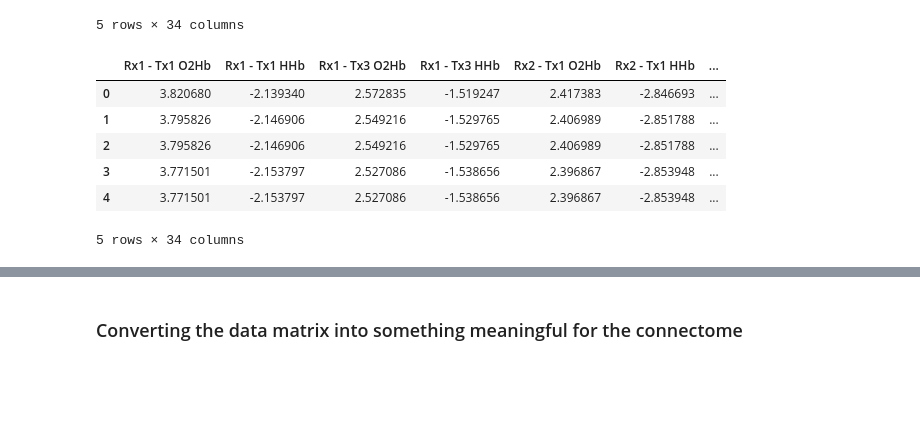
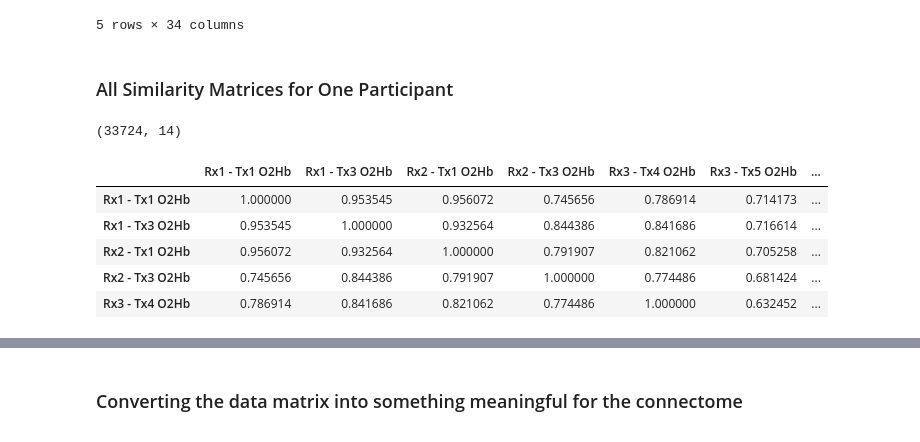
Before and after one commit to asheaffe/cs166-final-project, a Jupyter notebook: fnirs_fingerprint.ipynb, the cells around one changed output, grey strips where cells are left out. Drawn from its saved outputs; the diff is of its cells as text; code cells hidden in the pictures; blank space fills up the shorter version.

Commit message:
Similarity matrices made for a participant based on oxy/deoxy and task type

```diff
--- a/fnirs_fingerprint.ipynb
+++ b/fnirs_fingerprint.ipynb
@@ -23,29 +23,37 @@ fnirs_data.head()
 | 4 | 3.771501 | -2.153797 | 2.527086 | -1.538656 | 2.396867 | -2.853948 | ... |
 5 rows × 34 columns
 # %%
-def generate_matrices(pid, data):
+def generate_matrices(pid, data, oxy=True, task_type=None):
     """Creates a matrix based on the pid and data arrays
     :param pid: pid of the participant
     :param data: all data
+    :param oxy: whether oxy or not
+    :param task_type: type of task (-1, 0, 1, 2)
     :return: matrix of participant data over each task type for every time series element"""
-    matrix = data[data['pid'] == pid]
+    # filter by participant ID and nback level
+    participant_data = data[(data['pid'] == pid) & (data['nback'] == task_type)]
 
-    rest_data = matrix[matrix['nback']==-1]
-    zeroback_data = matrix[matrix['nback']==0]
-    oneback_data = matrix[matrix['nback']==1]
-    twoback_data = matrix[matrix['nback']==2]
+    # get only brain columns
+    if oxy:
+        data_cols = [col for col in participant_data.columns if "O2Hb" in col]
+    else:
+        data_cols = [col for col in participant_data.columns if "HHb" in col]
 
-    matrix = pd.concat([rest_data, zeroback_data, oneback_data, twoback_data], ignore_index=True)
+    data_timeseries = participant_data[data_cols]
+    print(data_timeseries.shape)
 
-    return matrix
+    # compute the correlation matrix
+    return data_timeseries.corr()
+# %% [markdown]
+### All Similarity Matrices for One Participant
 # %%
-fnirs_matrix = generate_matrices(45827, fnirs_data)
+fnirs_matrix = generate_matrices(45827, fnirs_data, oxy=True, task_type=-1)
 fnirs_matrix.head()
 # %% [output]
+(33724, 14)
-|  | Rx1 - Tx1 O2Hb | Rx1 - Tx1 HHb | Rx1 - Tx3 O2Hb | Rx1 - Tx3 HHb | Rx2 - Tx1 O2Hb | Rx2 - Tx1 HHb | ... |
-| 0 | 3.820680 | -2.139340 | 2.572835 | -1.519247 | 2.417383 | -2.846693 | ... |
-| 1 | 3.795826 | -2.146906 | 2.549216 | -1.529765 | 2.406989 | -2.851788 | ... |
-| 2 | 3.795826 | -2.146906 | 2.549216 | -1.529765 | 2.406989 | -2.851788 | ... |
-| 3 | 3.771501 | -2.153797 | 2.527086 | -1.538656 | 2.396867 | -2.853948 | ... |
-| 4 | 3.771501 | -2.153797 | 2.527086 | -1.538656 | 2.396867 | -2.853948 | ... |
+|  | Rx1 - Tx1 O2Hb | Rx1 - Tx3 O2Hb | Rx2 - Tx1 O2Hb | Rx2 - Tx3 O2Hb | Rx3 - Tx4 O2Hb | Rx3 - Tx5 O2Hb | ... |
+| Rx1 - Tx1 O2Hb | 1.000000 | 0.953545 | 0.956072 | 0.745656 | 0.786914 | 0.714173 | ... |
+| Rx1 - Tx3 O2Hb | 0.953545 | 1.000000 | 0.932564 | 0.844386 | 0.841686 | 0.716614 | ... |
+| Rx2 - Tx1 O2Hb | 0.956072 | 0.932564 | 1.000000 | 0.791907 | 0.821062 | 0.705258 | ... |
+| Rx2 - Tx3 O2Hb | 0.745656 | 0.844386 | 0.791907 | 1.000000 | 0.774486 | 0.681424 | ... |
+| Rx3 - Tx4 O2Hb | 0.786914 | 0.841686 | 0.821062 | 0.774486 | 1.000000 | 0.632452 | ... |
-5 rows × 34 columns
```
Also changed, not shown: parts of 12 cells of this notebook.
